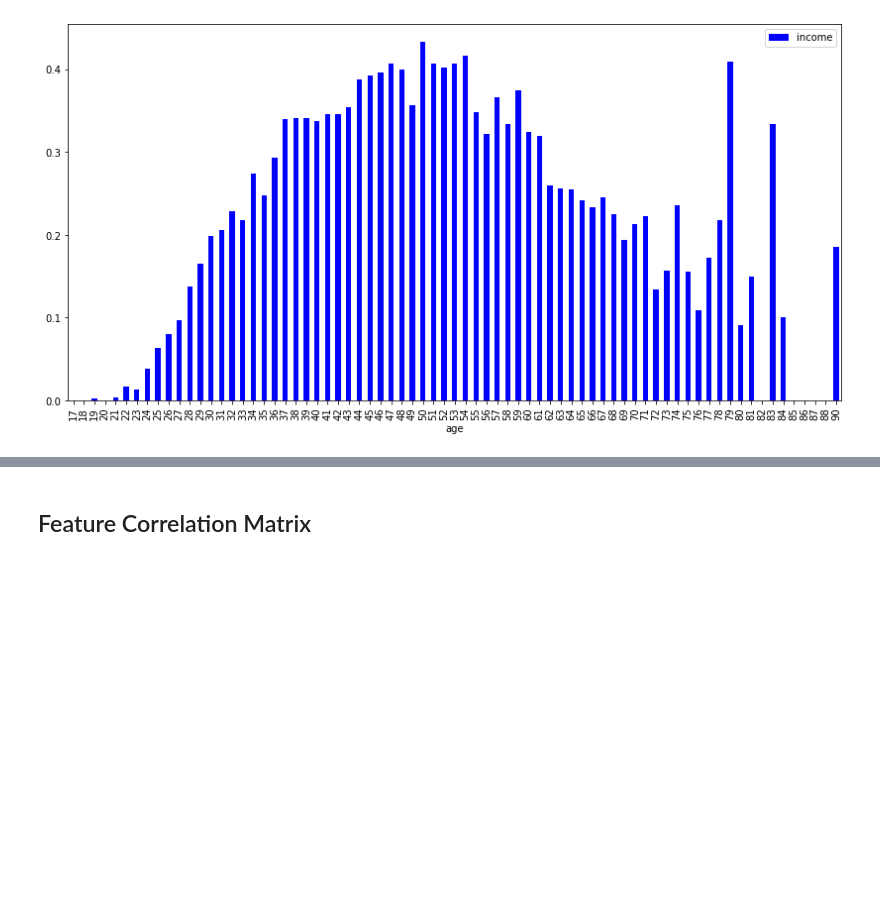
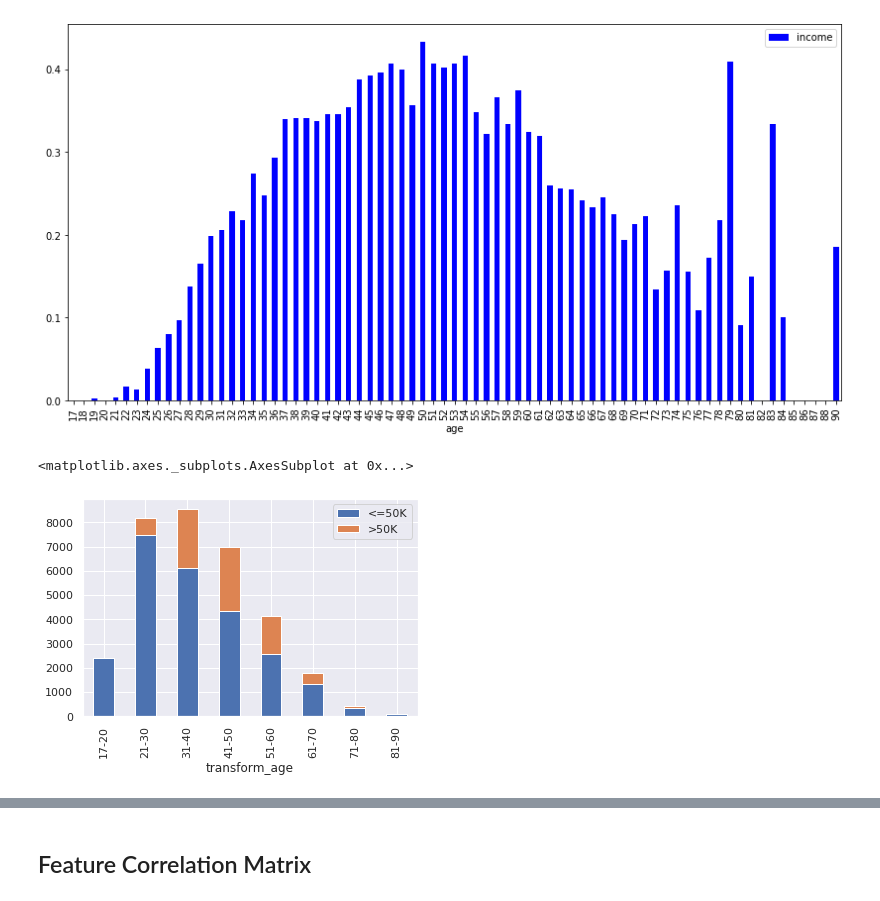
Before and after one commit to ngonhan2k5/cs-ml, a Jupyter notebook: proj1/proj1_eda.ipynb, the cells around one changed output, grey strips where cells are left out. Saved outputs shown, nothing was run; the diff lists cells and outputs as text; code cells hidden in the pictures; blank space fills up the shorter version.

Commit message:
Add stacked plots

```diff
--- a/proj1/proj1_eda.ipynb
+++ b/proj1/proj1_eda.ipynb
@@ -240,3 +243,16 @@ condition_pivot = df.pivot_table(index='age',
 ax = condition_pivot.plot(kind='bar', color='blue', figsize=(14, 7))
 # %% [output]
 [figure]
+# %%
+a = pd.concat([df[df.income==0].groupby('transform_age').income.count(), df[df.income==1].groupby('transform_age').income.count()], axis=1)
+a.columns = ['<=50K', '>50K']
+a.plot(kind='bar', stacked=True)
+
+# df_rel = df[df.columns[1:]].div(df_total, 0)*100
+# for n in df_rel:
+#     for i, (cs, ab, pc, tot) in enumerate(zip(df.iloc[:, 1:].cumsum(1)[n], df[n], df_rel[n], df_total)):
+#         plt.text(tot, i, str(tot), va='center')
+#         plt.text(cs - ab/2, i, str(np.round(pc, 1)) + '%', va='center', ha='center')
+# %% [output]
+<matplotlib.axes._subplots.AxesSubplot at 0x...>
+[figure, added]
```
Also changed, not shown: parts of 9 cells of this notebook, 1 other file.
